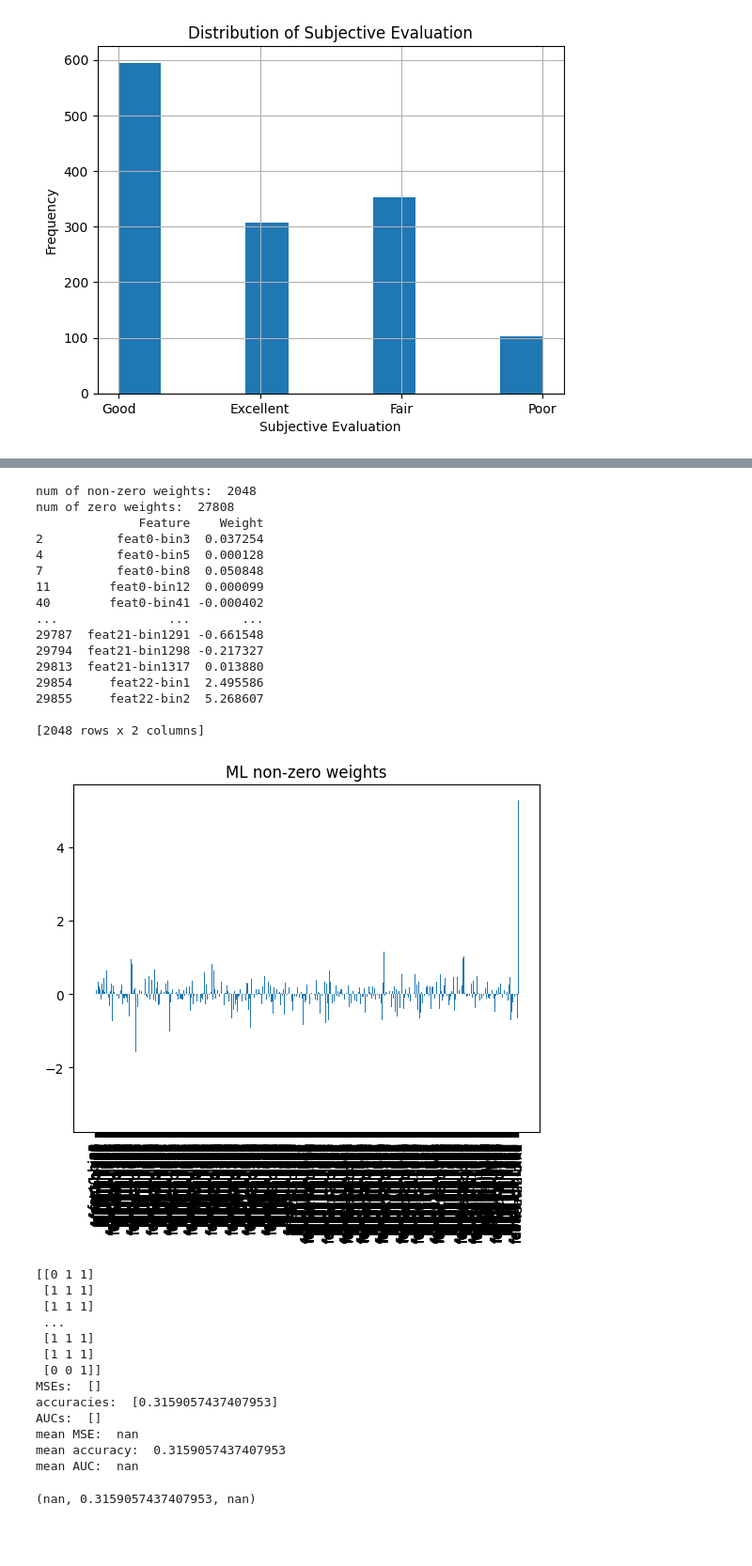
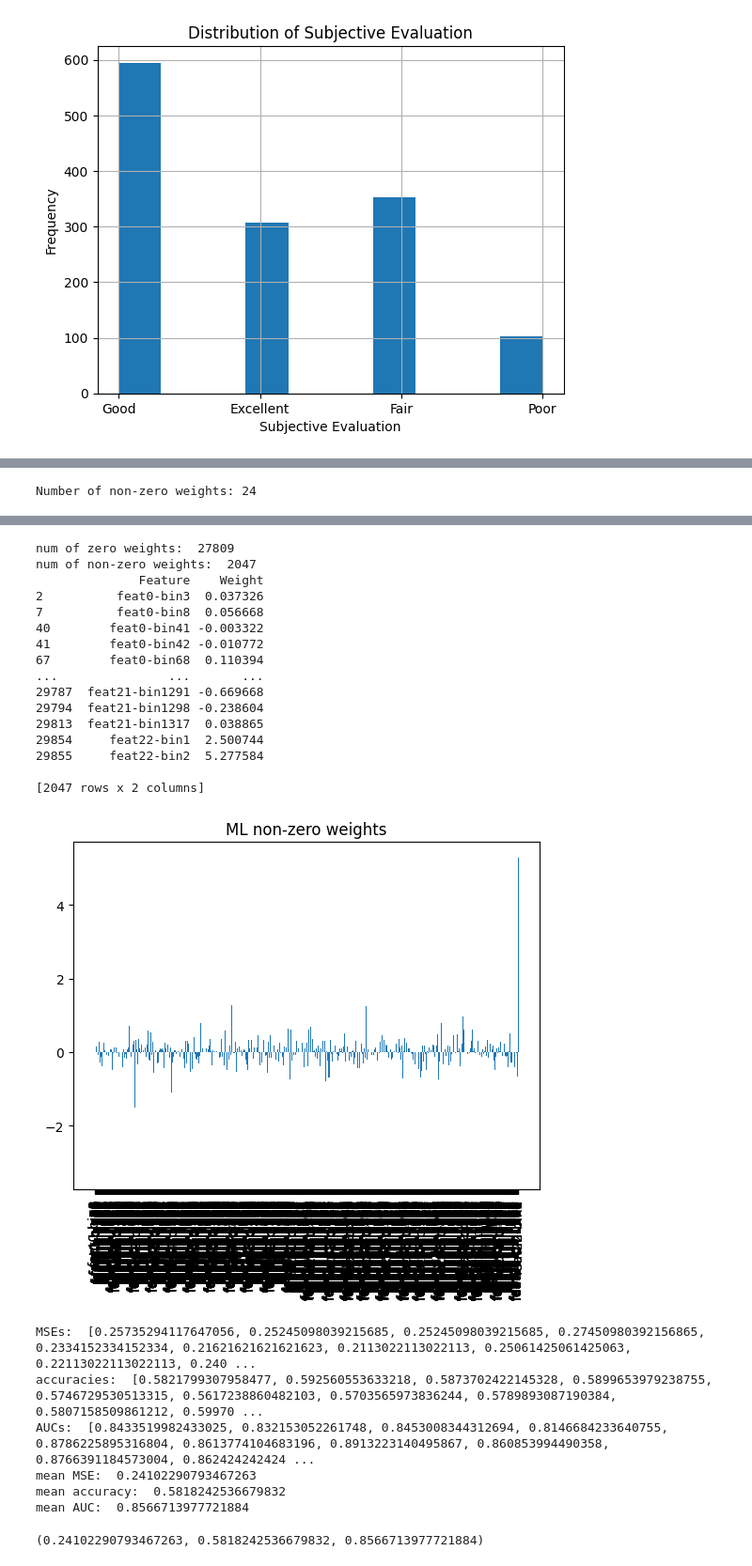
Before and after one commit to mafits/opt-ordinal-scorecards, a Jupyter notebook: test_ordinal.ipynb, the cells around one changed output, grey strips where cells are left out. Shown at 94% size. Cells and saved outputs as stored; diff of their text form; code cells hidden in the pictures; blank space fills up the shorter version.

```diff
--- a/test_ordinal.ipynb
+++ b/test_ordinal.ipynb
@@ -101,0 +93,3 @@ mean AUC:  nan
+# %%
+num_nonzero_weights = scorecard.nonzero_weights.shape[0]
+print(f'Number of non-zero weights: {num_nonzero_weights}')
@@ -105,7 +101,8 @@ scorecard.fit(aesthetic_evaluation_X, aesthetic_evaluation_y,
                 thresholds_method='INF_BINS',
                 encoding_method='1_OUT_OF_K',
                 model_method='ML',
-                use_sbc=True)
+                use_sbc=True,
+                num_nonzero_weights=num_nonzero_weights)
 
 scorecard.cross_val_score()
 # %% [output]
@@ -221,59 +204,58 @@ mean AUC:  nan
+# %%
+num_nonzero_weights = scorecard.nonzero_weights.shape[0]
+print(f'Number of non-zero weights: {num_nonzero_weights}')
+# %% [output]
+Number of non-zero weights: 24
 # %%
 scorecard = Scorecard()
 scorecard.fit(aesthetic_evaluation_X, aesthetic_evaluation_y,
                 thresholds_method='INF_BINS',
                 encoding_method='DIFF_CODING',
                 model_method='ML',
-                use_sbc=True)
+                use_sbc=True,
+                num_nonzero_weights=num_nonzero_weights)
 
 scorecard.cross_val_score()
 # %% [output]
 SBC reduction
 number of features:  22
 original num target classes:  4
 original num observations:  1358
 mapping:  0         Good
 1    Excellent
 2         Fair
 3         Poor
 dtype: object
 new num features:  23
 new num target classes:  2
 new num observations:  4074  (original num observations * 3 )
 ... (22 lines left out)
 
 discretization thresholds
 
 thresholds  {0: [0.12172490091794336, 0.1517187794102377, 0.1627276999486896, 0.17174081021731435, 0.18943093498657326, 0.19868631706202833, 0.20154489666341896, 0.20882918670067196, 0.215116739019801 ...
 [figure]
-num of non-zero weights:  2048
-num of zero weights:  27808
+num of zero weights:  27809
+num of non-zero weights:  2047
               Feature    Weight
-2          feat0-bin3  0.037254
-4          feat0-bin5  0.000128
-7          feat0-bin8  0.050848
-11        feat0-bin12  0.000099
-40        feat0-bin41 -0.000402
+2          feat0-bin3  0.037326
+7          feat0-bin8  0.056668
+40        feat0-bin41 -0.003322
+41        feat0-bin42 -0.010772
+67        feat0-bin68  0.110394
 ...               ...       ...
-29787  feat21-bin1291 -0.661548
-29794  feat21-bin1298 -0.217327
-29813  feat21-bin1317  0.013880
-29854     feat22-bin1  2.495586
-29855     feat22-bin2  5.268607
+29787  feat21-bin1291 -0.669668
+29794  feat21-bin1298 -0.238604
+29813  feat21-bin1317  0.038865
+29854     feat22-bin1  2.500744
+29855     feat22-bin2  5.277584
 
-[2048 rows x 2 columns]
+[2047 rows x 2 columns]
-[figure, old version]
+[figure, new version]
-[[0 1 1]
- [1 1 1]
- [1 1 1]
- ...
- [1 1 1]
- [1 1 1]
- [0 0 1]]
-MSEs:  []
-accuracies:  [0.3159057437407953]
-AUCs:  []
-mean MSE:  nan
-mean accuracy:  0.3159057437407953
-mean AUC:  nan
+MSEs:  [0.25735294117647056, 0.25245098039215685, 0.25245098039215685, 0.27450980392156865, 0.2334152334152334, 0.21621621621621623, 0.2113022113022113, 0.25061425061425063, 0.22113022113022113, 0.240 ...
+accuracies:  [0.5821799307958477, 0.592560553633218, 0.5873702422145328, 0.5899653979238755, 0.5746729530513315, 0.5617238860482103, 0.5703565973836244, 0.5789893087190384, 0.5807158509861212, 0.59970 ...
+AUCs:  [0.8433519982433025, 0.832153052261748, 0.8453008344312694, 0.8146684233640755, 0.8786225895316804, 0.8613774104683196, 0.8913223140495867, 0.860853994490358, 0.8766391184573004, 0.862424242424 ...
+mean MSE:  0.24102290793467263
+mean accuracy:  0.5818242536679832
+mean AUC:  0.8566713977721884
-(nan, 0.3159057437407953, nan)
+(0.24102290793467263, 0.5818242536679832, 0.8566713977721884)
```
Also changed, not shown: parts of 4 cells of this notebook, 1 other file.
